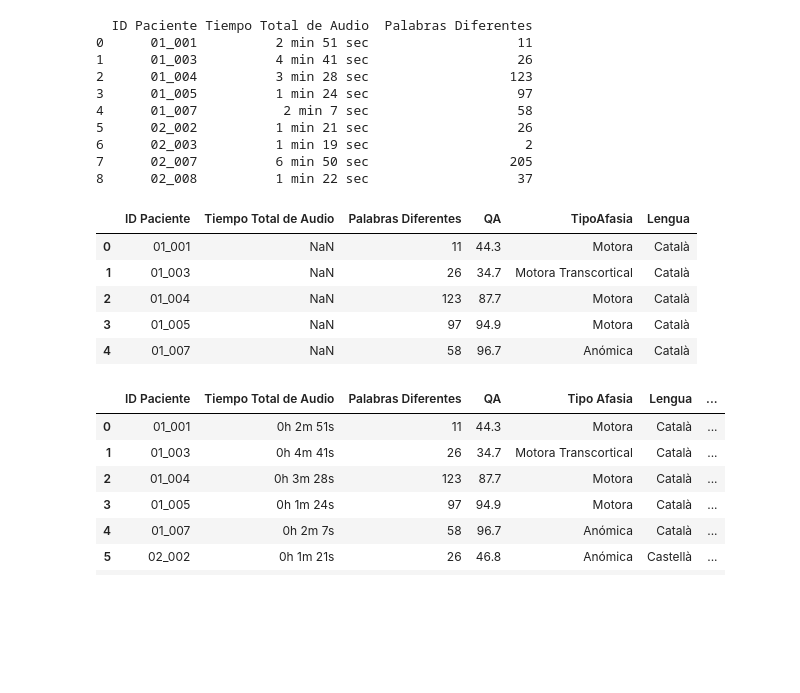
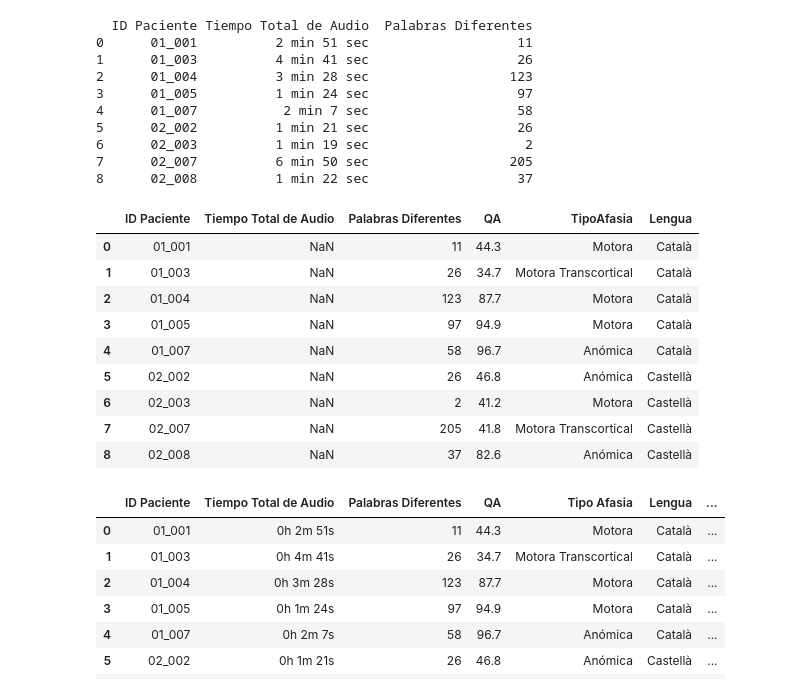
Before and after one commit to monirome/afasia_catalan, a Jupyter notebook: 1.procesamiento_limpieza_datos.ipynb, the cells around one changed output. Saved outputs shown, nothing was run; the diff lists cells and outputs as text; code cells hidden in the pictures; blank space fills up the shorter version.

```diff
--- a/1.procesamiento_limpieza_datos.ipynb
+++ b/1.procesamiento_limpieza_datos.ipynb
@@ -350,34 +352,38 @@ def convertir_tiempo(segundos):
     return f"{int(horas)}h {int(minutos)}m {int(segundos_restantes)}s"
 
 # Aplicar la conversión al tiempo total de audio por paciente
 resumen_pacientes['TiempoTotalAudio'] = tiempo_total_por_paciente.apply(convertir_tiempo)
 
 # Mapear los códigos de tipo de afasia y lengua a valores legibles
 mapeo_tipus_afasia = {
     1: "Motora", 2: "Sensorial", 3: "Global", 4: "Conducción",
     5: "Anómica", 6: "Motora Transcortical", 7: "Sensorial Transcortical"
 }
 
 mapeo_llengwab = {1: "Català", 2: "Castellà"}
 
 resumen_pacientes['TipoAfasia'] = resumen_pacientes['TipoAfasia'].map(mapeo_tipus_afasia)
 resumen_pacientes['Lengua'] = resumen_pacientes['Lengua'].map(mapeo_llengwab)
 
 # Renombrar columnas para mayor claridad
 resumen_pacientes = resumen_pacientes.rename(columns={'CIP': 'ID Paciente', 'TiempoTotalAudio': 'Tiempo Total de Audio', 'PalabrasDiferentes': 'Palabras Diferentes'})
 
 # Guardar la tabla final en un archivo CSV
 resumen_pacientes.to_csv('resumen_pacientes_tiempo_palabras_qa_afasia_lengua.csv', index=False)
 
 # Mostrar la tabla final en la consola
-resumen_pacientes.head()
+resumen_pacientes
 # %% [output]
 |  | ID Paciente | Tiempo Total de Audio | Palabras Diferentes | QA | TipoAfasia | Lengua |
 | 0 | 01_001 | NaN | 11 | 44.3 | Motora | Català |
 | 1 | 01_003 | NaN | 26 | 34.7 | Motora Transcortical | Català |
 | 2 | 01_004 | NaN | 123 | 87.7 | Motora | Català |
 | 3 | 01_005 | NaN | 97 | 94.9 | Motora | Català |
 | 4 | 01_007 | NaN | 58 | 96.7 | Anómica | Català |
+| 5 | 02_002 | NaN | 26 | 46.8 | Anómica | Castellà |
+| 6 | 02_003 | NaN | 2 | 41.2 | Motora | Castellà |
+| 7 | 02_007 | NaN | 205 | 41.8 | Motora Transcortical | Castellà |
+| 8 | 02_008 | NaN | 37 | 82.6 | Anómica | Castellà |
 # %%
 import pandas as pd
 import matplotlib.pyplot as plt
```
Also changed, not shown: parts of 6 cells of this notebook, 2 other files.
